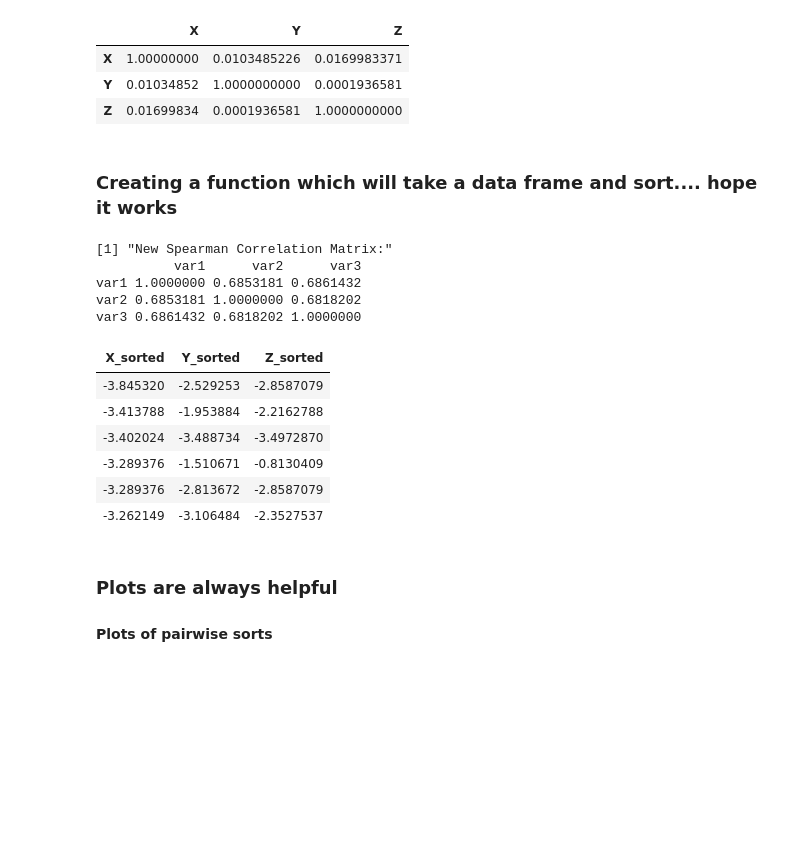
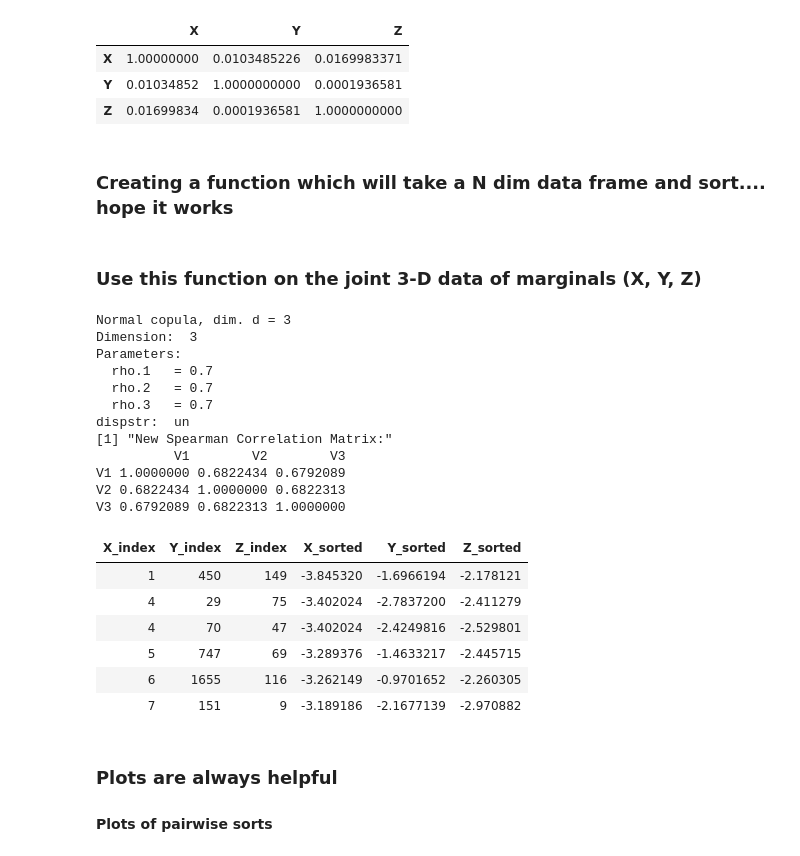
Before and after one commit to sadatnfs/copula, a Jupyter notebook: copula_sorting/testing_copula_for_higher_dims.ipynb, the cells around one changed output. Saved outputs shown, nothing was run; the diff lists cells and outputs as text; code cells hidden in the pictures; blank space fills up the shorter version.

Commit message:
Cleaned and added a multi-dim copula function

```diff
--- a/copula_sorting/testing_copula_for_higher_dims.ipynb
+++ b/copula_sorting/testing_copula_for_higher_dims.ipynb
@@ -184,7 +82,7 @@ corr_vector <- c(0.7, 0.7, 0.7)
 ## if corr <- c(A, B, C), then the number A corresponds to the correlation b/w the first two variables of data,
 ## B for corr b/w second and third, C for corr b/w third and first
 # %% [markdown]
-### Creating a function which will take a data frame and sort.... hope it works
+### Creating a function which will take a N dim data frame and sort.... hope it works
 # %%
 create_corr_indices <- function(corr, draws, data) {
 
@@ -223,23 +144,33 @@ create_corr_indices <- function(corr, draws, data) {
 }
-# %%
-XYZ_all_joint <- create_corr_indices(corr_vector, draws = N, data = cbind(X, Y, Z))
-# %% [output]
-[1] "New Spearman Correlation Matrix:"
-          var1      var2      var3
-var1 1.0000000 0.6853181 0.6861432
-var2 0.6853181 1.0000000 0.6818202
-var3 0.6861432 0.6818202 1.0000000
-# %%
-colnames(XYZ_all_joint) <- c("X_sorted", "Y_sorted", "Z_sorted")
-head(XYZ_all_joint)
-# %% [output]
-| X_sorted | Y_sorted | Z_sorted |
-| -3.845320 | -2.529253 | -2.8587079 |
-| -3.413788 | -1.953884 | -2.2162788 |
-| -3.402024 | -3.488734 | -3.4972870 |
-| -3.289376 | -1.510671 | -0.8130409 |
-| -3.289376 | -2.813672 | -2.8587079 |
-| -3.262149 | -3.106484 | -2.3527537 |
+# %% [markdown]
+### Use this function on the joint 3-D data of marginals (X, Y, Z)
+# %%
+tri_copula <- create_corr_indices(corr_vector, draws = N, data = cbind(X, Y, Z))
+XYZ_copula_indices <- tri_copula$copula_index
+XYZ_all_joint <- tri_copula$data
+colnames(XYZ_copula_indices) <- c("X_index", "Y_index", "Z_index")
+colnames(XYZ_all_joint) <- c("X_sorted", "Y_sorted", "Z_sorted")
+head(cbind(XYZ_copula_indices,XYZ_all_joint))
+# %% [output]
+Normal copula, dim. d = 3
+Dimension:  3
+Parameters:
+  rho.1   = 0.7
+  rho.2   = 0.7
+  rho.3   = 0.7
+dispstr:  un
+[1] "New Spearman Correlation Matrix:"
+          V1        V2        V3
+V1 1.0000000 0.6822434 0.6792089
+V2 0.6822434 1.0000000 0.6822313
+V3 0.6792089 0.6822313 1.0000000
+| X_index | Y_index | Z_index | X_sorted | Y_sorted | Z_sorted |
+| 1 | 450 | 149 | -3.845320 | -1.6966194 | -2.178121 |
+| 4 | 29 | 75 | -3.402024 | -2.7837200 | -2.411279 |
+| 4 | 70 | 47 | -3.402024 | -2.4249816 | -2.529801 |
+| 5 | 747 | 69 | -3.289376 | -1.4633217 | -2.445715 |
+| 6 | 1655 | 116 | -3.262149 | -0.9701652 | -2.260305 |
+| 7 | 151 | 9 | -3.189186 | -2.1677139 | -2.970882 |
 # %% [markdown]
 ### Plots are always helpful
 
```
Also changed, not shown: parts of 13 cells of this notebook.
